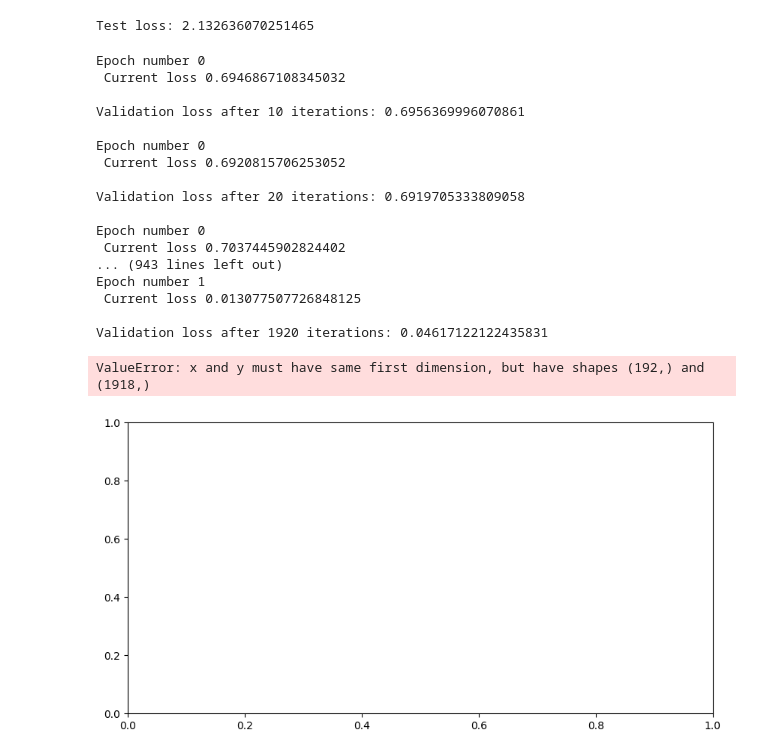
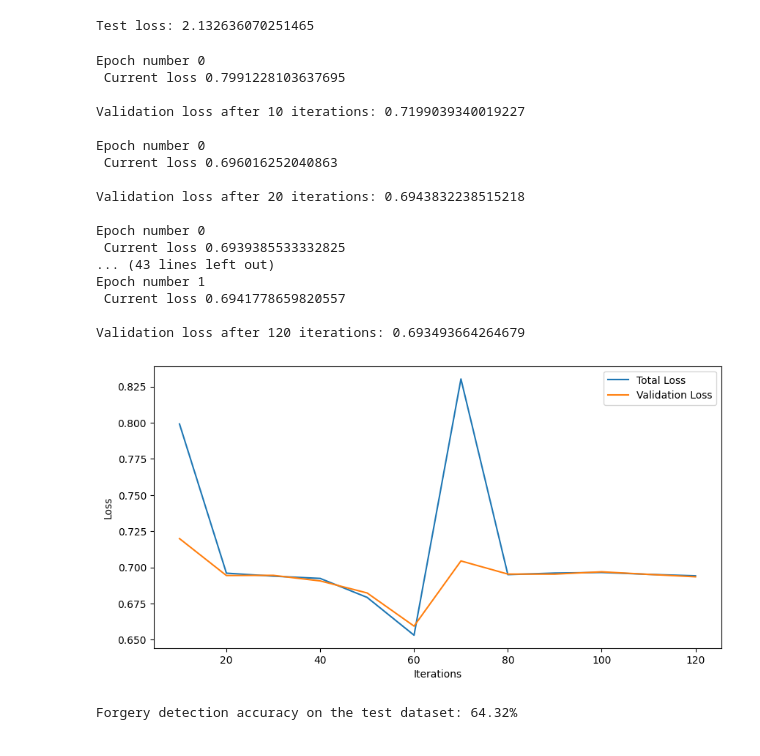
Before and after one commit to Schmiddi3110/DeepVisionProject, a Jupyter notebook: DeepVisionProject.ipynb, the cells around one changed output. Saved outputs shown, nothing was run; the diff lists cells and outputs as text; code cells hidden in the pictures.

```diff
--- a/DeepVisionProject.ipynb
+++ b/DeepVisionProject.ipynb
@@ -302,31 +302,37 @@ torch.save(face_net.state_dict(), 'checkpoints/face_net.pt')
 # %%
 import MultitaskSignatureNet
 
-signature_train_loader = DataLoader(signature_train_dataset, shuffle=True, num_workers=8, batch_size=64)
-signature_valid_loader = DataLoader(signature_valid_dataset, shuffle=True, num_workers=8, batch_size=64)
+signature_train_loader = DataLoader(signature_train_dataset, shuffle=True, num_workers=8, batch_size=1024)
+signature_valid_loader = DataLoader(signature_valid_dataset, shuffle=True, num_workers=8, batch_size=1024)
 
 signature_net = MultitaskSignatureNet.SignatureNet().cuda()
 optimizer = optim.Adam(signature_net.parameters(), lr = 0.0005)
 signature_net.train_network(signature_train_loader, signature_valid_loader, signature_net, optimizer, epochs=2)
 # %% [output]
 Epoch number 0
- Current loss 0.6946867108345032
+ Current loss 0.7991228103637695
 
-Validation loss after 10 iterations: 0.6956369996070861
+Validation loss after 10 iterations: 0.7199039340019227
 
 Epoch number 0
- Current loss 0.6920815706253052
+ Current loss 0.696016252040863
 
-Validation loss after 20 iterations: 0.6919705333809058
+Validation loss after 20 iterations: 0.6943832238515218
 
 Epoch number 0
- Current loss 0.7037445902824402
-... (943 lines left out)
+ Current loss 0.6939385533332825
+... (43 lines left out)
 Epoch number 1
- Current loss 0.013077507726848125
+ Current loss 0.6941778659820557
 
-Validation loss after 1920 iterations: 0.04617122122435831
+Validation loss after 120 iterations: 0.693493664264679
-ValueError: x and y must have same first dimension, but have shapes (192,) and (1918,)
-[figure, old version]
+[figure, new version]
 # %%
 torch.save(face_net.state_dict(), 'checkpoints/signature_net.pt')
+# %%
+signature_test_loader = DataLoader(signature_test_dataset, shuffle=True, num_workers=8, batch_size=128)
+
+accuracy = signature_net.compute_accuracy(signature_test_loader, signature_net)
+print(f"Forgery detection accuracy on the test dataset: {accuracy:.2f}%")
+# %% [output]
+Forgery detection accuracy on the test dataset: 64.32%
```
Also changed, not shown: parts of 2 cells of this notebook, 3 other files.
